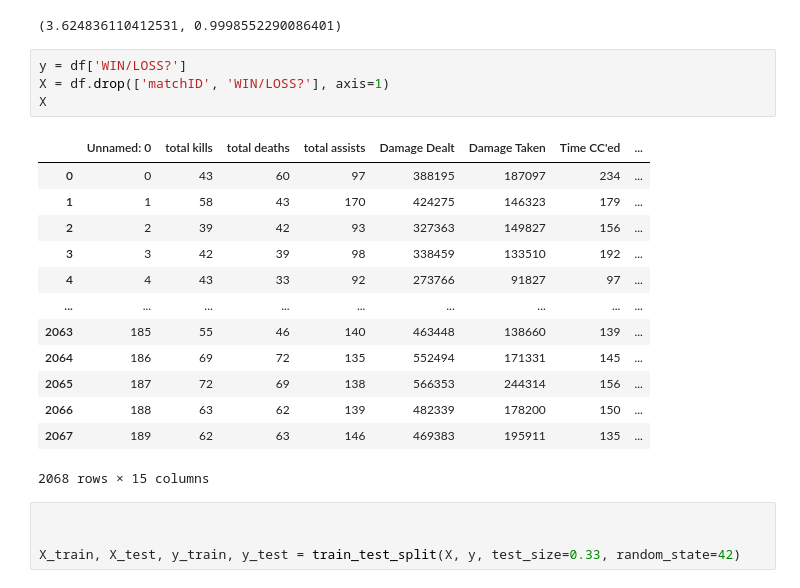
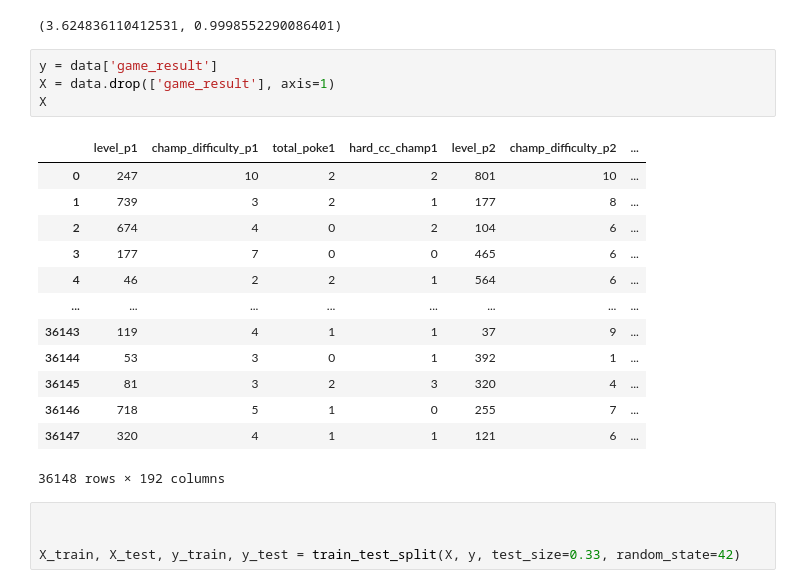
Before and after one commit to VickusWan/League, a Jupyter notebook: League_ARAM_prediction_model-main/statistical_testing.ipynb, the cells around one changed output. Saved outputs shown, nothing was run; the diff lists cells and outputs as text.

```diff
--- a/League_ARAM_prediction_model-main/League_data modelling.ipynb
+++ b/League_ARAM_prediction_model-main/statistical_testing.ipynb
@@ -79,23 +78,23 @@ student_ttest(df[player_poke].loc[df['game_result']=='W'].mean(axis=1), df[playe
 # %% [output]
 (3.624836110412531, 0.9998552290086401)
 # %%
-y = df['WIN/LOSS?']
-X = df.drop(['matchID', 'WIN/LOSS?'], axis=1)
+y = data['game_result']
+X = data.drop(['game_result'], axis=1)
 X
 # %% [output]
-|  | Unnamed: 0 | total kills | total deaths | total assists | Damage Dealt | Damage Taken | Time CC'ed | ... |
-| 0 | 0 | 43 | 60 | 97 | 388195 | 187097 | 234 | ... |
-| 1 | 1 | 58 | 43 | 170 | 424275 | 146323 | 179 | ... |
-| 2 | 2 | 39 | 42 | 93 | 327363 | 149827 | 156 | ... |
-| 3 | 3 | 42 | 39 | 98 | 338459 | 133510 | 192 | ... |
-| 4 | 4 | 43 | 33 | 92 | 273766 | 91827 | 97 | ... |
-| ... | ... | ... | ... | ... | ... | ... | ... | ... |
-| 2063 | 185 | 55 | 46 | 140 | 463448 | 138660 | 139 | ... |
-| 2064 | 186 | 69 | 72 | 135 | 552494 | 171331 | 145 | ... |
-| 2065 | 187 | 72 | 69 | 138 | 566353 | 244314 | 156 | ... |
-| 2066 | 188 | 63 | 62 | 139 | 482339 | 178200 | 150 | ... |
-| 2067 | 189 | 62 | 63 | 146 | 469383 | 195911 | 135 | ... |
+|  | level_p1 | champ_difficulty_p1 | total_poke1 | hard_cc_champ1 | level_p2 | champ_difficulty_p2 | ... |
+| 0 | 247 | 10 | 2 | 2 | 801 | 10 | ... |
+| 1 | 739 | 3 | 2 | 1 | 177 | 8 | ... |
+| 2 | 674 | 4 | 0 | 2 | 104 | 6 | ... |
+| 3 | 177 | 7 | 0 | 0 | 465 | 6 | ... |
+| 4 | 46 | 2 | 2 | 1 | 564 | 6 | ... |
+| ... | ... | ... | ... | ... | ... | ... | ... |
+| 36143 | 119 | 4 | 1 | 1 | 37 | 9 | ... |
+| 36144 | 53 | 3 | 0 | 1 | 392 | 1 | ... |
+| 36145 | 81 | 3 | 2 | 3 | 320 | 4 | ... |
+| 36146 | 718 | 5 | 1 | 0 | 255 | 7 | ... |
+| 36147 | 320 | 4 | 1 | 1 | 121 | 6 | ... |
-2068 rows × 15 columns
+36148 rows × 192 columns
 # %%
 
 
```
Also changed, not shown: parts of 1 cell of this notebook, 2 other files.
